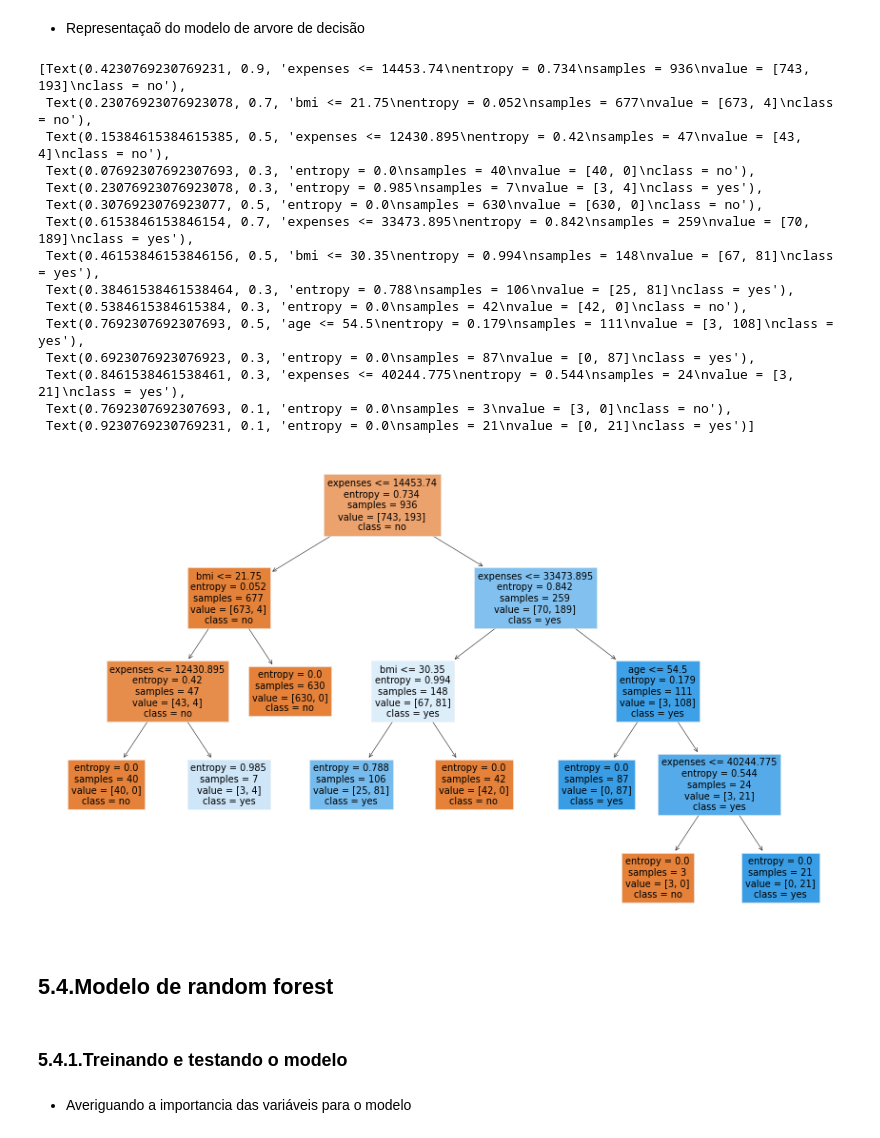
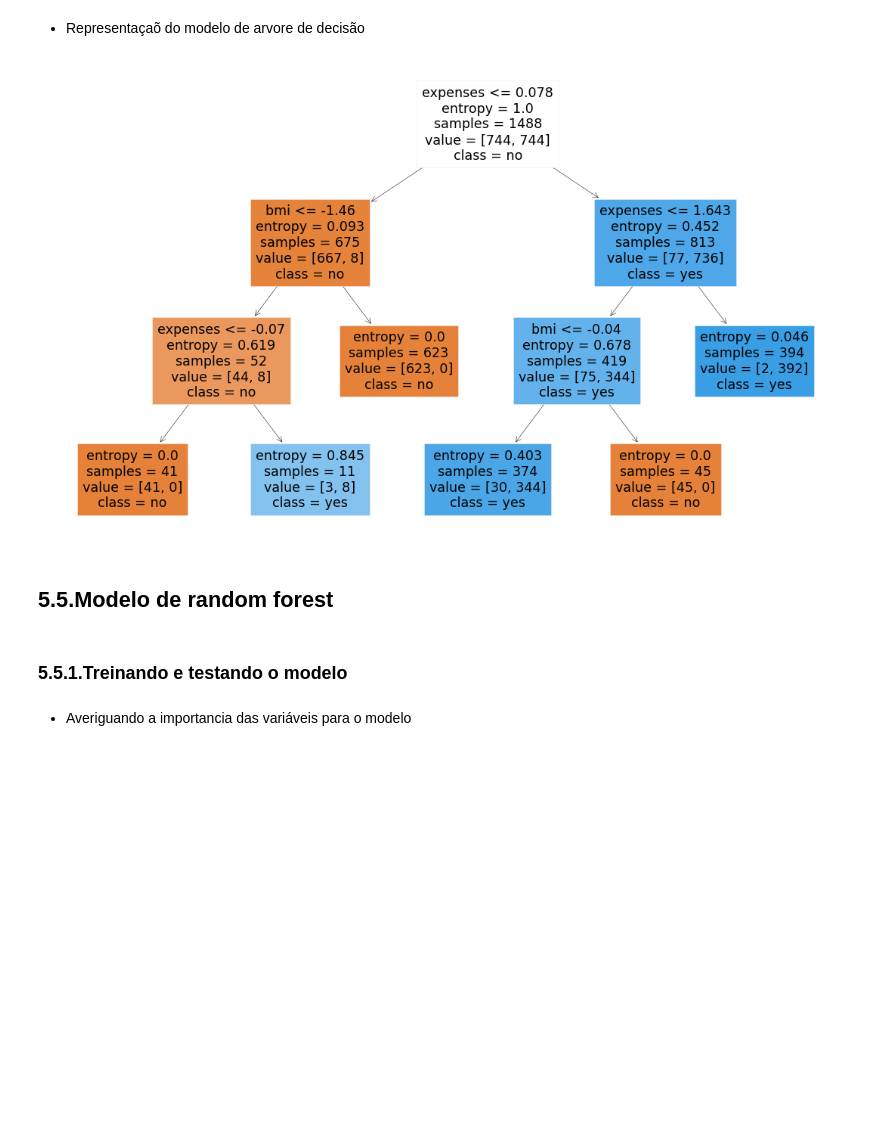
Before and after one commit to Bruno-Donato/desafio_gastos_saude, a Jupyter notebook: desafio_gastos_saude.ipynb, the cells around one changed output. Drawn from its saved outputs; the diff is of its cells as text; code cells hidden in the pictures; blank space fills up the shorter version.

```diff
--- a/desafio_gastos_saude.ipynb
+++ b/desafio_gastos_saude.ipynb
@@ -617,4 +620,10 @@ Utilizaremos os mesmos dados, porém tendo utilizando tabagismo como variável d
 Xlog = df[['expenses', 'age', 'bmi']]
 Ylog = df['smoker_yes']
 
-Xlog_train, Xlog_test, Ylog_train, Ylog_test = train_test_split(Xlog, Ylog, test_size = 0.3, random_state=10)
+Xlog_train, Xlog_test, Ylog_train, Ylog_test = train_test_split(Xlog, Ylog, test_size = 0.3,
+                                                                stratify=Ylog, random_state=10)
+
+scaler = StandardScaler()
+
+Xlog_train_transf = scaler.fit_transform(Xlog_train)
+Xlog_test_transf = scaler.transform(Xlog_test)
@@ -620,0 +640,6 @@ Xlog_train, Xlog_test, Ylog_train, Ylog_test = train_test_split(Xlog, Ylog, test
+# %%
+from imblearn.over_sampling import RandomOverSampler
+
+ros = RandomOverSampler()
+
+X_resampled_over, y_resampled_over = ros.fit_resample(Xlog_train_transf, Ylog_train)
@@ -631,2 +656,6 @@ Yhat_log = lr.predict(Xlog_test)
 # %% [markdown]
 ### 5.3.1.Treinando e testando o modelo
+# %%
+lr = LogisticRegression()
+lr.fit(X_resampled_over, y_resampled_over)
+Yhat_log = lr.predict(Xlog_test_transf)
@@ -633,7 +666,7 @@ Yhat_log = lr.predict(Xlog_test)
 # %%
 treeclass = DecisionTreeClassifier(criterion='entropy', max_depth=4, ccp_alpha=0.01)
-treeclass.fit(Xlog_train, Ylog_train)
-Yhat_tree = treeclass.predict(Xlog_test)
+treeclass.fit(X_resampled_over, y_resampled_over)
+Yhat_tree = treeclass.predict(Xlog_test_transf)
 # %% [markdown]
 - Averiguando a importancia das variáveis para o modelo
 # %%
@@ -655,28 +688,15 @@ importance.sort_values(by='importance', ascending=False).plot(kind='bar')
 # %%
 from sklearn import tree
 plt.figure(figsize=(15,9))
 tree.plot_tree(treeclass, feature_names=['expenses', 'age', 'bmi'],
                class_names={0:'no', 1:'yes'}, filled=True)
+
+plt.tight_layout()
 # %% [output]
-[Text(0.4230769230769231, 0.9, 'expenses <= 14453.74\nentropy = 0.734\nsamples = 936\nvalue = [743, 193]\nclass = no'),
- Text(0.23076923076923078, 0.7, 'bmi <= 21.75\nentropy = 0.052\nsamples = 677\nvalue = [673, 4]\nclass = no'),
- Text(0.15384615384615385, 0.5, 'expenses <= 12430.895\nentropy = 0.42\nsamples = 47\nvalue = [43, 4]\nclass = no'),
- Text(0.07692307692307693, 0.3, 'entropy = 0.0\nsamples = 40\nvalue = [40, 0]\nclass = no'),
- Text(0.23076923076923078, 0.3, 'entropy = 0.985\nsamples = 7\nvalue = [3, 4]\nclass = yes'),
- Text(0.3076923076923077, 0.5, 'entropy = 0.0\nsamples = 630\nvalue = [630, 0]\nclass = no'),
- Text(0.6153846153846154, 0.7, 'expenses <= 33473.895\nentropy = 0.842\nsamples = 259\nvalue = [70, 189]\nclass = yes'),
- Text(0.46153846153846156, 0.5, 'bmi <= 30.35\nentropy = 0.994\nsamples = 148\nvalue = [67, 81]\nclass = yes'),
- Text(0.38461538461538464, 0.3, 'entropy = 0.788\nsamples = 106\nvalue = [25, 81]\nclass = yes'),
- Text(0.5384615384615384, 0.3, 'entropy = 0.0\nsamples = 42\nvalue = [42, 0]\nclass = no'),
- Text(0.7692307692307693, 0.5, 'age <= 54.5\nentropy = 0.179\nsamples = 111\nvalue = [3, 108]\nclass = yes'),
- Text(0.6923076923076923, 0.3, 'entropy = 0.0\nsamples = 87\nvalue = [0, 87]\nclass = yes'),
- Text(0.8461538461538461, 0.3, 'expenses <= 40244.775\nentropy = 0.544\nsamples = 24\nvalue = [3, 21]\nclass = yes'),
- Text(0.7692307692307693, 0.1, 'entropy = 0.0\nsamples = 3\nvalue = [3, 0]\nclass = no'),
- Text(0.9230769230769231, 0.1, 'entropy = 0.0\nsamples = 21\nvalue = [0, 21]\nclass = yes')]
-[figure, old version]
+[figure, new version]
 # %% [markdown]
-## 5.4.Modelo de random forest
+## 5.5.Modelo de random forest
 # %% [markdown]
-### 5.4.1.Treinando e testando o modelo
+### 5.5.1.Treinando e testando o modelo
 # %%
 rnd_forest = RandomForestClassifier(criterion='entropy', max_depth=4)
```
Also changed, not shown: parts of 38 cells of this notebook.
